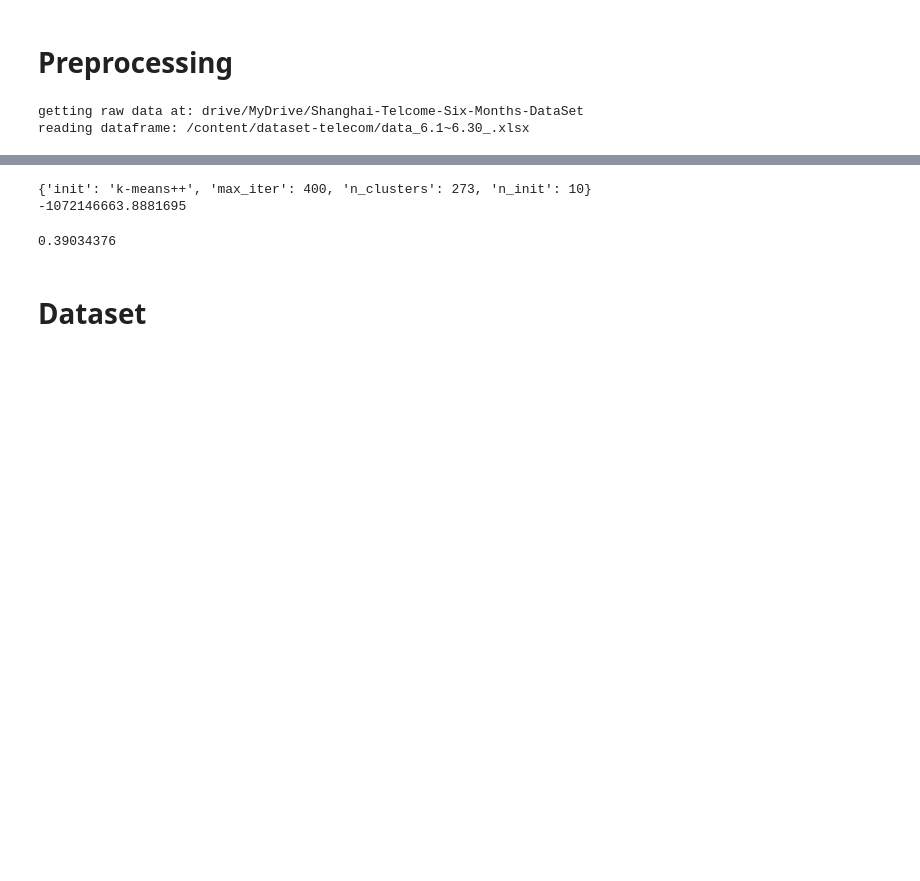
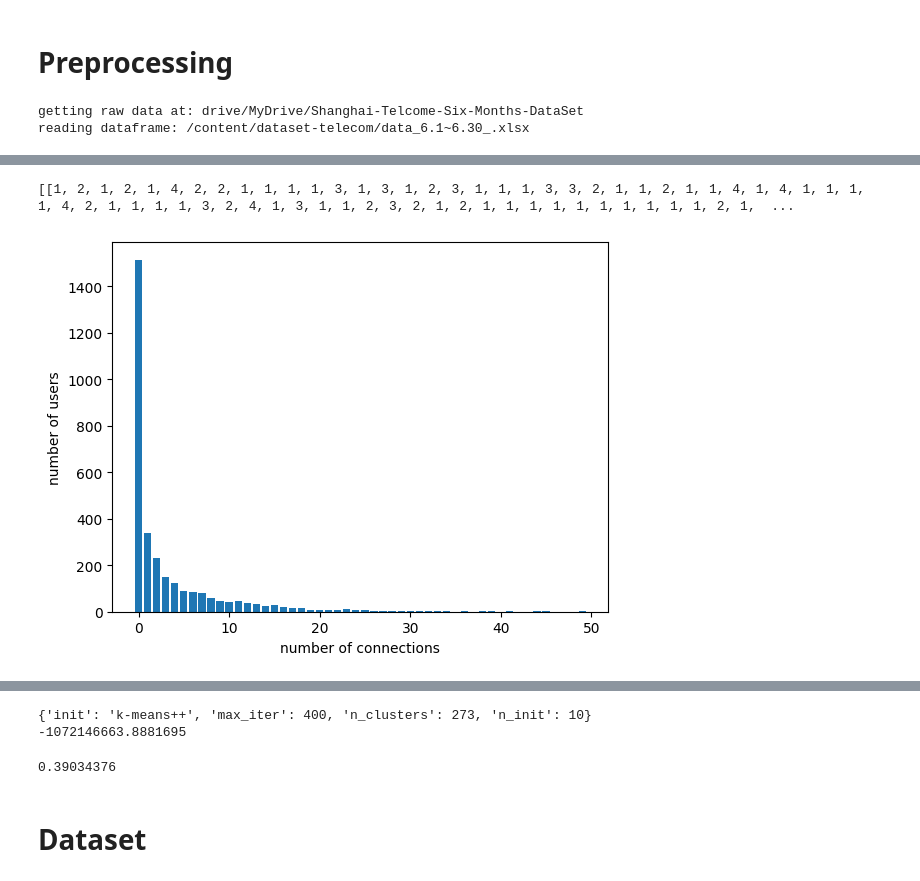
Before and after one commit to bblanche/Chambre_froide, a Jupyter notebook: Projet_Long_3_dt.ipynb, the cells around one changed output, grey strips where cells are left out. Saved outputs shown, nothing was run; the diff lists cells and outputs as text; code cells hidden in the pictures; blank space fills up the shorter version.

```diff
--- a/Projet_Long_3_dt.ipynb
+++ b/Projet_Long_3_dt.ipynb
@@ -476 +490,37 @@ array([[[-2.6448775e-02, -3.6773711e-02, -3.0587209e-02, -2.6448775e-02,
+# %%
+import matplotlib.pyplot as plt
+nb_connections=[]
+for user in inputs_with_pos_id_user_id:
+  nb_connections.append(len(user[0]))
+
+# plt.plot([i for i in range(len(nb_connections))],nb_connections)
+# plt.xlabel("user id")
+# plt.ylabel("number of connections")
+# plt.show()
+
+#group users by number of connections
+group = [i for i in range(0, max(nb_connections)+5, 5)]
+group_users = []
+group_users_id = []
+for i in range(len(group)-1):
+  tmp = []
+  tmp_id = []
+  for j in range(len(nb_connections)):
+    if nb_connections[j] >= group[i] and nb_connections[j] < group[i+1]:
+      tmp.append(nb_connections[j])
+      tmp_id.append(j)
+  group_users.append(tmp)
+  group_users_id.append(tmp_id)
+
+
+print(group_users)
+#plot the number of users in each group
+plt.bar([i for i in range(len(group_users))], [len(group_users[i]) for i in range(len(group_users))])
+# plt.plot([i for i in range(len(group)-1)], [len(group_users[i]) for i in range(len(group)-1)], 'o')
+plt.xlabel("number of connections")
+plt.ylabel("number of users")
+plt.show()
+# %% [output]
+[[1, 2, 1, 2, 1, 4, 2, 2, 1, 1, 1, 1, 3, 1, 3, 1, 2, 3, 1, 1, 1, 3, 3, 2, 1, 1, 2, 1, 1, 4, 1, 4, 1, 1, 1, 1, 4, 2, 1, 1, 1, 1, 3, 2, 4, 1, 3, 1, 1, 2, 3, 2, 1, 2, 1, 1, 1, 1, 1, 1, 1, 1, 1, 1, 2, 1,  ...
+[figure, added]
 # %%
```
Also changed, not shown: parts of 26 cells of this notebook.
